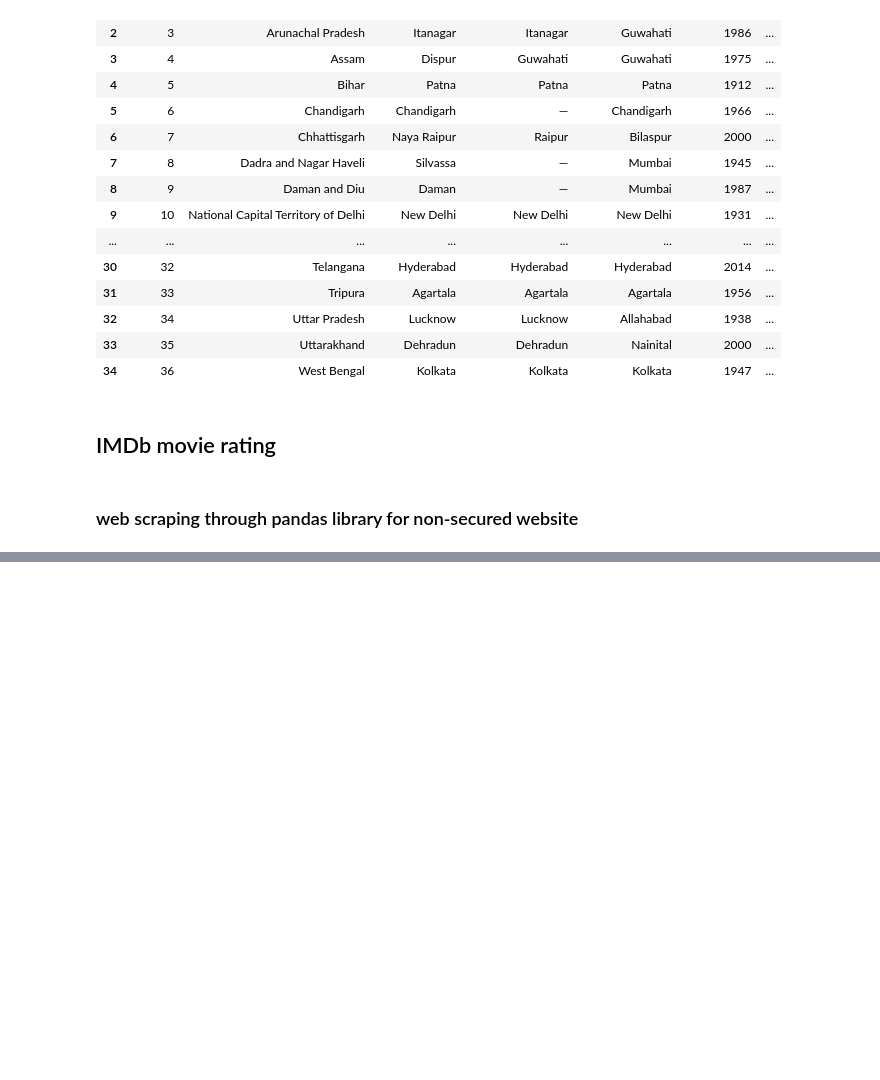
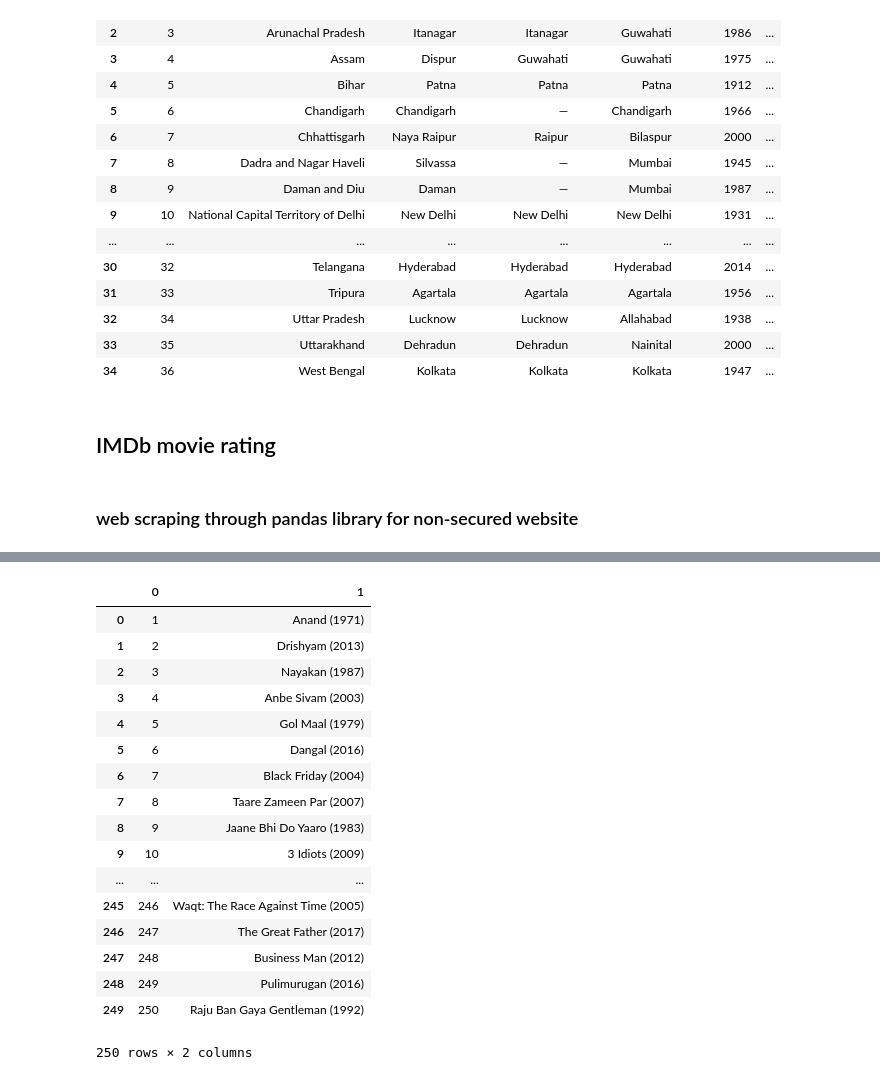
Before and after one commit to vermakanksha/practice, a Jupyter notebook: web_scraping_basic.ipynb, the cells around one changed output, grey strips where cells are left out. Drawn from its saved outputs; the diff is of its cells as text; code cells hidden in the pictures; blank space fills up the shorter version.

```diff
--- a/web_scraping_basic.ipynb
+++ b/web_scraping_basic.ipynb
@@ -203 +203,23 @@ IMDb_rating
 250 rows × 2 columns
+# %%
+serial_no = IMDb_rating['Rank & Title'].str.split(pat=".",n=1,expand=True)
+serial_no
+# %% [output]
+|  | 0 | 1 |
+| 0 | 1 | Anand (1971) |
+| 1 | 2 | Drishyam (2013) |
+| 2 | 3 | Nayakan (1987) |
+| 3 | 4 | Anbe Sivam (2003) |
+| 4 | 5 | Gol Maal (1979) |
+| 5 | 6 | Dangal (2016) |
+| 6 | 7 | Black Friday (2004) |
+| 7 | 8 | Taare Zameen Par (2007) |
+| 8 | 9 | Jaane Bhi Do Yaaro (1983) |
+| 9 | 10 | 3 Idiots (2009) |
+| ... | ... | ... |
+| 245 | 246 | Waqt: The Race Against Time (2005) |
+| 246 | 247 | The Great Father (2017) |
+| 247 | 248 | Business Man (2012) |
+| 248 | 249 | Pulimurugan (2016) |
+| 249 | 250 | Raju Ban Gaya Gentleman (1992) |
+250 rows × 2 columns
```
Also changed, not shown: parts of 12 cells of this notebook.
